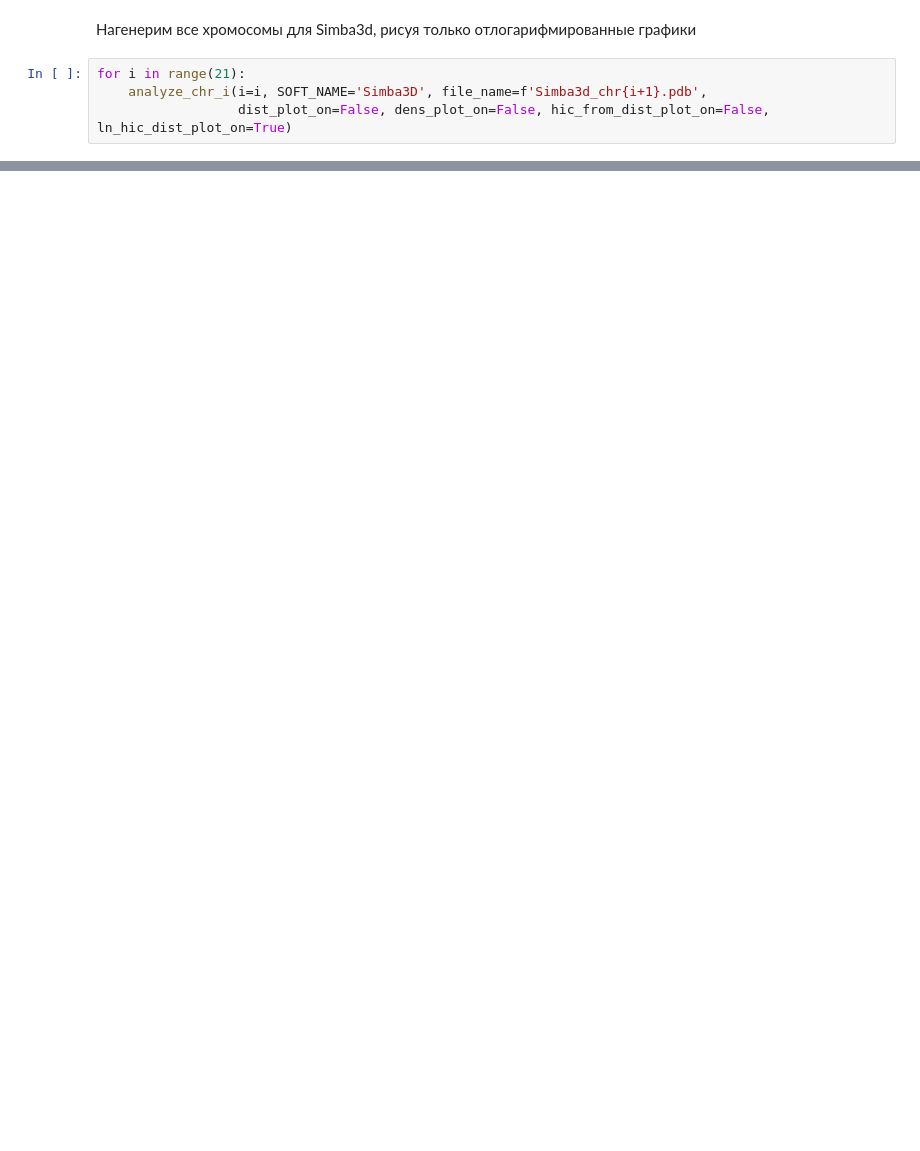
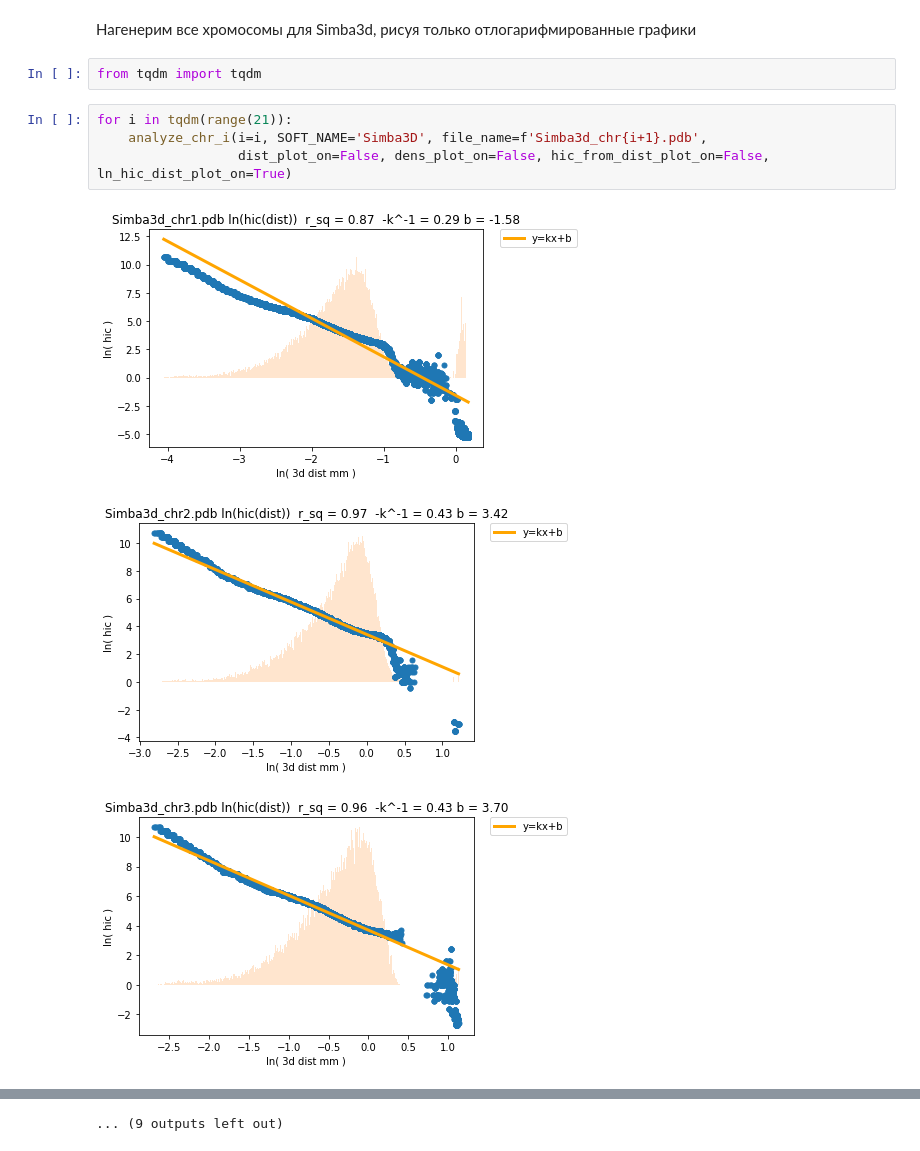
Before and after one commit to Timoniche/PDBAnalyzer, a Jupyter notebook: API.ipynb, the cells around one changed output, grey strips where cells are left out. Cells and saved outputs as stored; diff of their text form; blank space fills up the shorter version.

```diff
--- a/API.ipynb
+++ b/API.ipynb
@@ -163,6 +163,12 @@ analyze_chr_i(2, SOFT_NAME='Simba3D', file_name='Simba3d_chr3.pdb')
 # %% [markdown]
 Нагенерим все хромосомы для Simba3d, рисуя только отлогарифмированные графики
+# %%
+from tqdm import tqdm
 # %%
-for i in range(21):
+for i in tqdm(range(21)):
     analyze_chr_i(i=i, SOFT_NAME='Simba3D', file_name=f'Simba3d_chr{i+1}.pdb',
                   dist_plot_on=False, dens_plot_on=False, hic_from_dist_plot_on=False, ln_hic_dist_plot_on=True)
+# %% [output]
+[figure, added]
+[figure, added]
+[figure, added]
@@ -168,0 +184 @@ for i in range(21):
+... (9 outputs left out)
```
Also changed, not shown: parts of 10 cells of this notebook, 18 other files.
